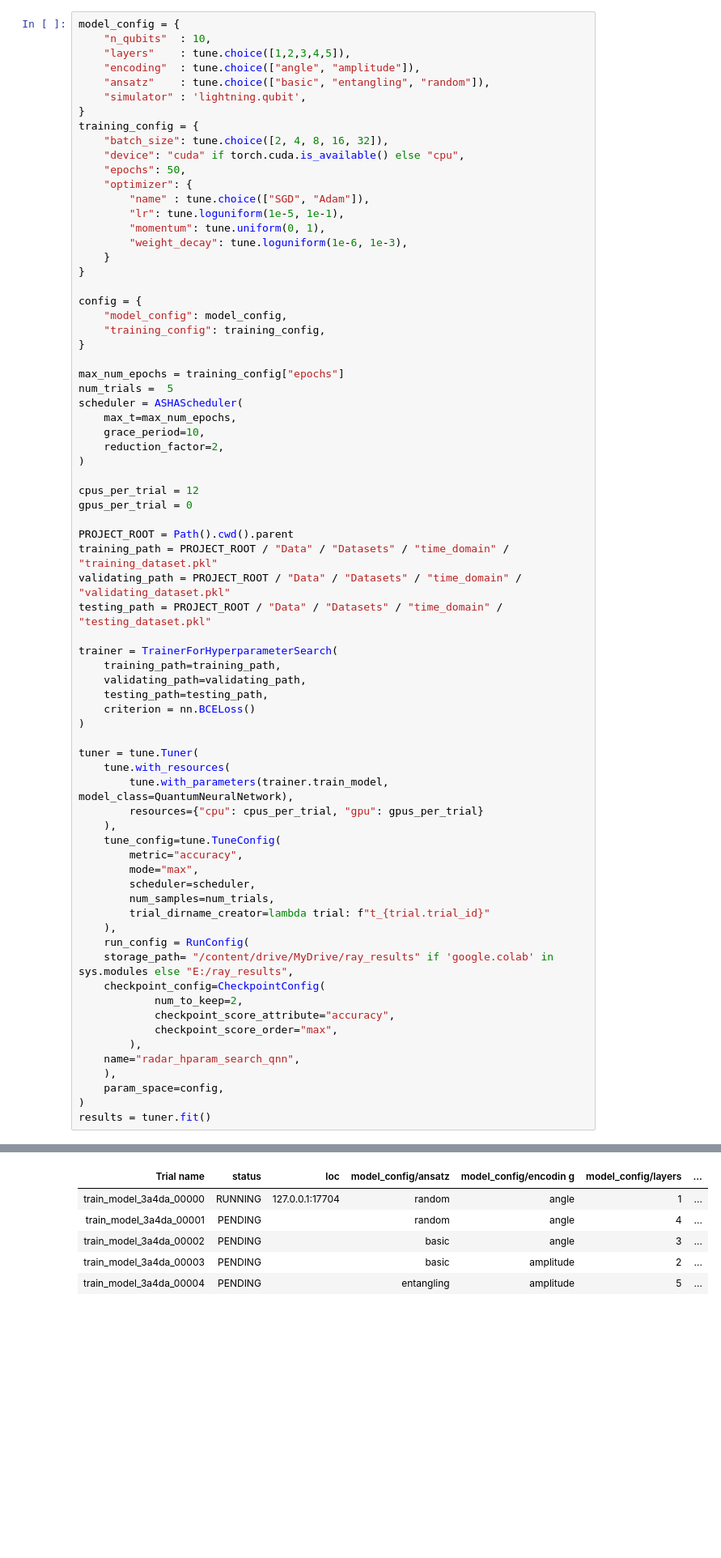
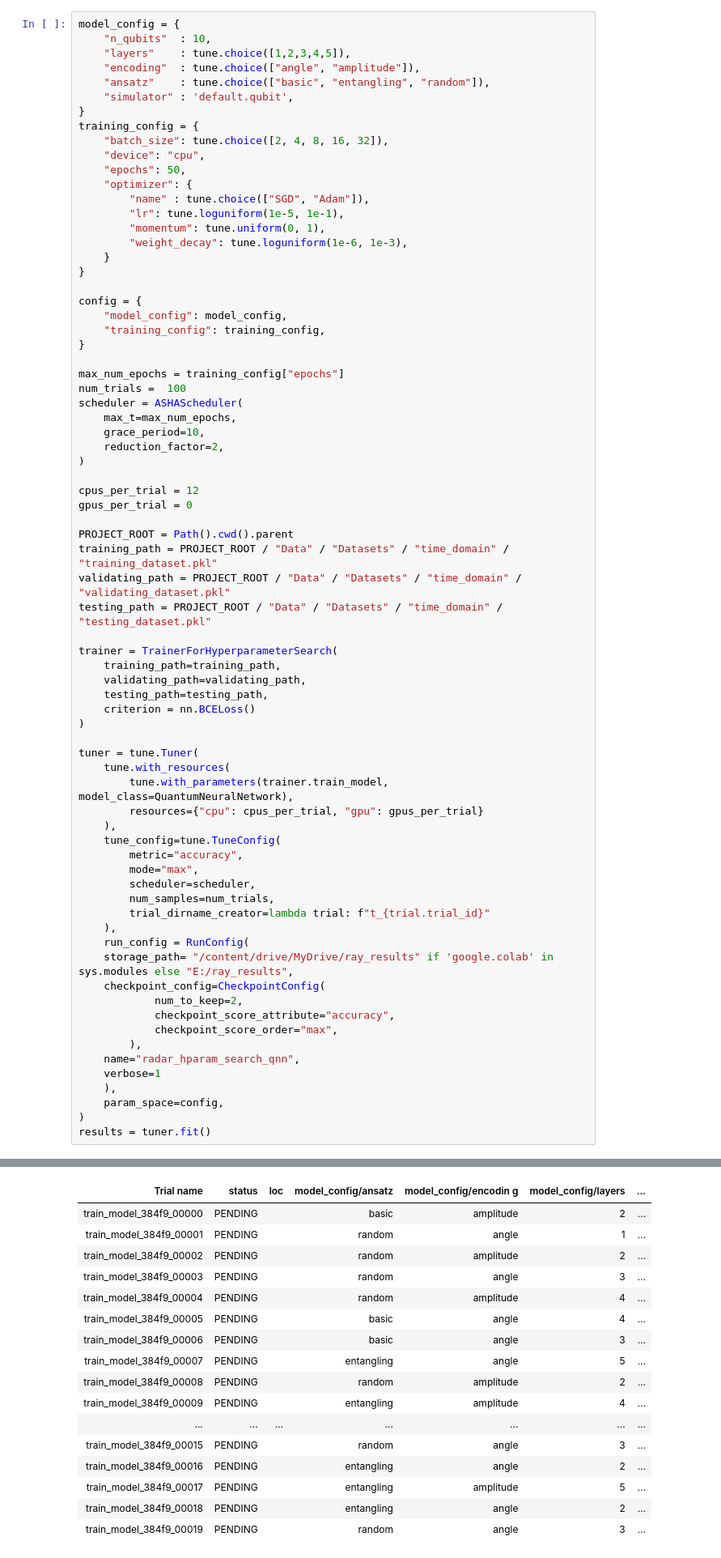
Before and after one commit to AdrianPanasiewicz/QML_for_radar_classification, a Jupyter notebook: MachineLearning/training_pipeline.ipynb, the cells around one changed output, grey strips where cells are left out. Shown at 81% size. Saved outputs shown, nothing was run; the diff lists cells and outputs as text; blank space fills up the shorter version.

```diff
--- a/MachineLearning/training_pipeline.ipynb
+++ b/MachineLearning/training_pipeline.ipynb
@@ -399,11 +398,11 @@ model_config = {
     "layers"    : tune.choice([1,2,3,4,5]),
     "encoding"  : tune.choice(["angle", "amplitude"]),
     "ansatz"    : tune.choice(["basic", "entangling", "random"]),
-    "simulator" : 'lightning.qubit',
+    "simulator" : 'default.qubit',
 }
 training_config = {
 	"batch_size": tune.choice([2, 4, 8, 16, 32]),
-	"device": "cuda" if torch.cuda.is_available() else "cpu",
+	"device": "cpu",
 	"epochs": 50,
 	"optimizer": {
 	    "name" : tune.choice(["SGD", "Adam"]),
@@ -419,7 +418,7 @@ config = {
 }
 
 max_num_epochs = training_config["epochs"]
-num_trials =  5
+num_trials =  100
 scheduler = ASHAScheduler(
     max_t=max_num_epochs,
     grace_period=10,
@@ -461,6 +460,7 @@ tuner = tune.Tuner(
             checkpoint_score_order="max",
         ),
     name="radar_hparam_search_qnn",
+    verbose=1
 	),
     param_space=config,
 )
@@ -477,10 +479,21 @@ Logical resource usage: 12.0/12 CPUs, 0/0 GPUs
 Trial Status
 | Trial name | status | loc | model_config/ansatz | model_config/encodin g | model_config/layers | ... |
-| train_model_3a4da_00000 | RUNNING | 127.0.0.1:17704 | random | angle | 1 | ... |
-| train_model_3a4da_00001 | PENDING |  | random | angle | 4 | ... |
-| train_model_3a4da_00002 | PENDING |  | basic | angle | 3 | ... |
-| train_model_3a4da_00003 | PENDING |  | basic | amplitude | 2 | ... |
-| train_model_3a4da_00004 | PENDING |  | entangling | amplitude | 5 | ... |
+| train_model_384f9_00000 | PENDING |  | basic | amplitude | 2 | ... |
+| train_model_384f9_00001 | PENDING |  | random | angle | 1 | ... |
+| train_model_384f9_00002 | PENDING |  | random | amplitude | 2 | ... |
+| train_model_384f9_00003 | PENDING |  | random | angle | 3 | ... |
+| train_model_384f9_00004 | PENDING |  | random | amplitude | 4 | ... |
+| train_model_384f9_00005 | PENDING |  | basic | angle | 4 | ... |
+| train_model_384f9_00006 | PENDING |  | basic | angle | 3 | ... |
+| train_model_384f9_00007 | PENDING |  | entangling | angle | 5 | ... |
+| train_model_384f9_00008 | PENDING |  | random | amplitude | 2 | ... |
+| train_model_384f9_00009 | PENDING |  | entangling | amplitude | 4 | ... |
+| ... | ... | ... | ... | ... | ... | ... |
+| train_model_384f9_00015 | PENDING |  | random | angle | 3 | ... |
+| train_model_384f9_00016 | PENDING |  | entangling | angle | 2 | ... |
+| train_model_384f9_00017 | PENDING |  | entangling | amplitude | 5 | ... |
+| train_model_384f9_00018 | PENDING |  | entangling | angle | 2 | ... |
+| train_model_384f9_00019 | PENDING |  | random | angle | 3 | ... |
 # %% [markdown]
 ### Statistical learner
 # %%
```
Also changed, not shown: parts of 4 cells of this notebook, 3 other files.
